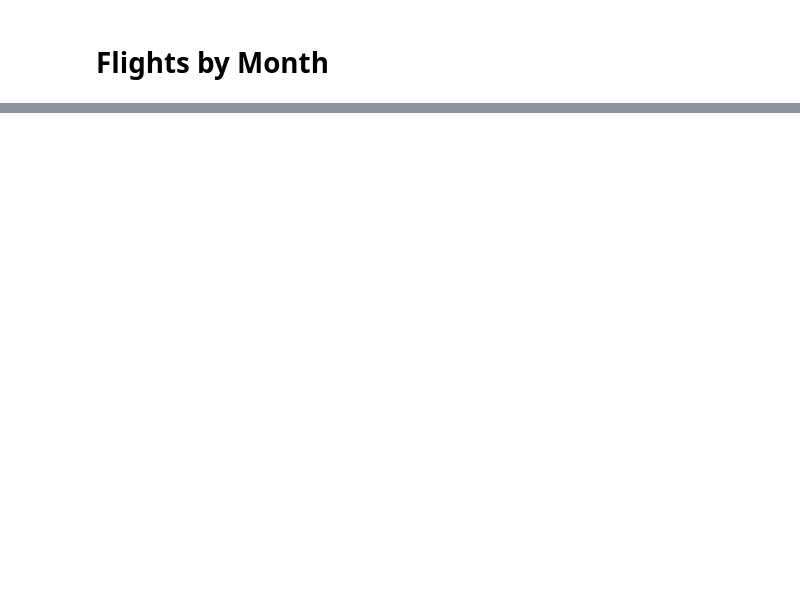
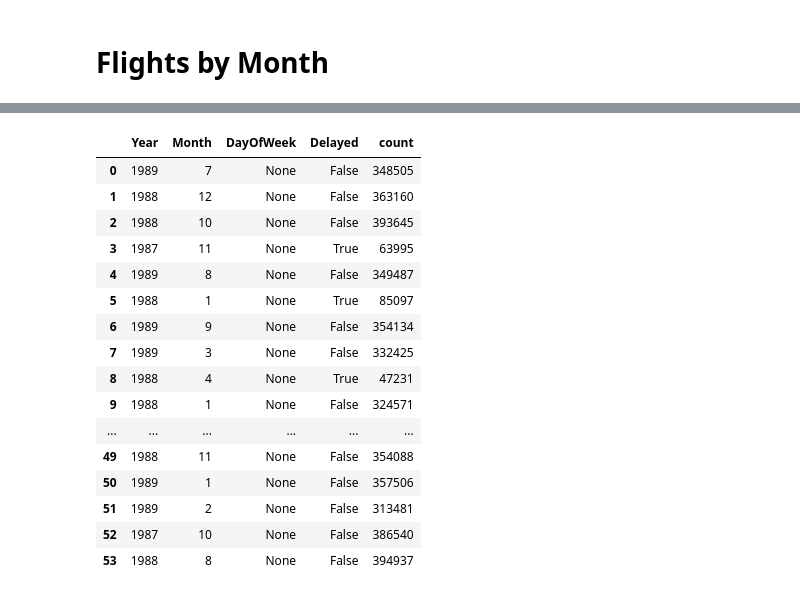
Before and after one commit to geraudster/airport-ml, a Jupyter notebook: src/main/notebooks/Python Exploration Notebook.ipynb, the cells around one changed output, grey strips where cells are left out. Saved outputs shown, nothing was run; the diff lists cells and outputs as text; code cells hidden in the pictures; blank space fills up the shorter version.

```diff
--- a/src/main/notebooks/Python Exploration Notebook.ipynb
+++ b/src/main/notebooks/Python Exploration Notebook.ipynb
@@ -165,0 +190,3 @@ url
+# %%
+flightsCube = flights.cube(flights.Year, flights.Month, flights.DayOfWeek, flights.Delayed) \
+                .count()
@@ -165,0 +203,20 @@ url
+# %%
+flightsCube.where(~func.isnull("Month") & func.isnull("DayOfWeek") & ~func.isnull("Delayed") & ~func.isnull("Year")).toPandas()
+# %% [output]
+|  | Year | Month | DayOfWeek | Delayed | count |
+| 0 | 1989 | 7 | None | False | 348505 |
+| 1 | 1988 | 12 | None | False | 363160 |
+| 2 | 1988 | 10 | None | False | 393645 |
+| 3 | 1987 | 11 | None | True | 63995 |
+| 4 | 1989 | 8 | None | False | 349487 |
+| 5 | 1988 | 1 | None | True | 85097 |
+| 6 | 1989 | 9 | None | False | 354134 |
+| 7 | 1989 | 3 | None | False | 332425 |
+| 8 | 1988 | 4 | None | True | 47231 |
+| 9 | 1988 | 1 | None | False | 324571 |
+| ... | ... | ... | ... | ... | ... |
+| 49 | 1988 | 11 | None | False | 354088 |
+| 50 | 1989 | 1 | None | False | 357506 |
+| 51 | 1989 | 2 | None | False | 313481 |
+| 52 | 1987 | 10 | None | False | 386540 |
+| 53 | 1988 | 8 | None | False | 394937 |
```
Also changed, not shown: parts of 17 cells of this notebook, 1 other file.
